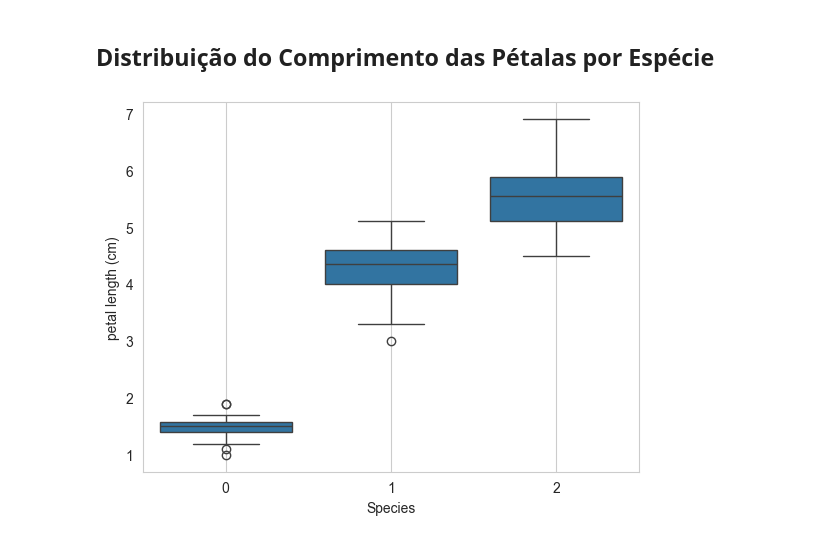
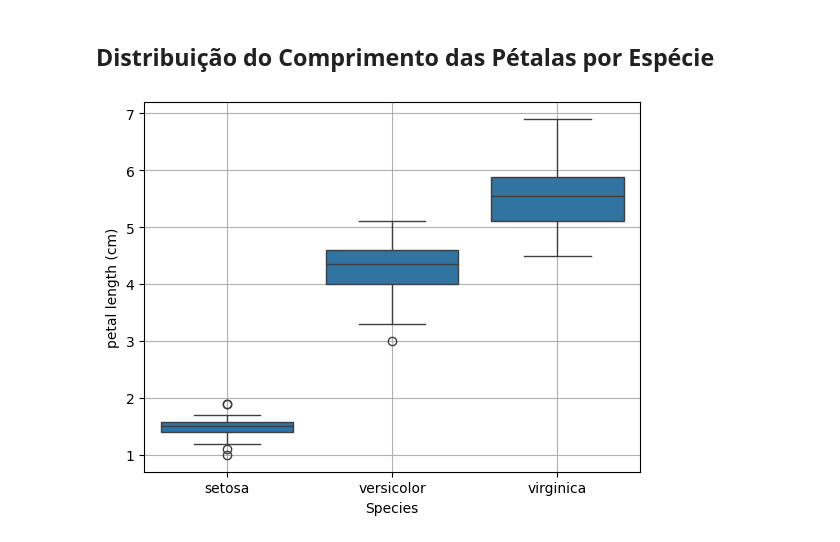
Before and after one commit to efrancyne/classificador-iris, a Jupyter notebook: 01_analiseexploratoria.ipynb, the cells around one changed output. Drawn from its saved outputs; the diff is of its cells as text; code cells hidden in the pictures.

```diff
--- a/01_analiseexploratoria.ipynb
+++ b/01_analiseexploratoria.ipynb
@@ -7,2 +9,8 @@ from sklearn.datasets import load_iris
+# %%
+iris = load_iris()
+# %%
+df = pd.DataFrame(iris.data, columns=iris.feature_names)
+# %%
+df["Species"] = pd.Categorical.from_codes(iris.target, iris.target_names)
 # %% [markdown]
 ## Visualizando o dataset
@@ -94,8 +104,8 @@ plt.show()
 # %% [markdown]
 ## Distribuição do Comprimento das Pétalas por Espécie
 # %%
-sns.boxplot(x='Species',y='PetalLengthCm',df)
+sns.boxplot(df, x='Species',y='petal length (cm)')
 plt.grid()
 plt.show()
 # %% [output]
-[figure, old version]
+[figure, new version]
```
Also changed, not shown: parts of 9 cells of this notebook, 2 other files.
